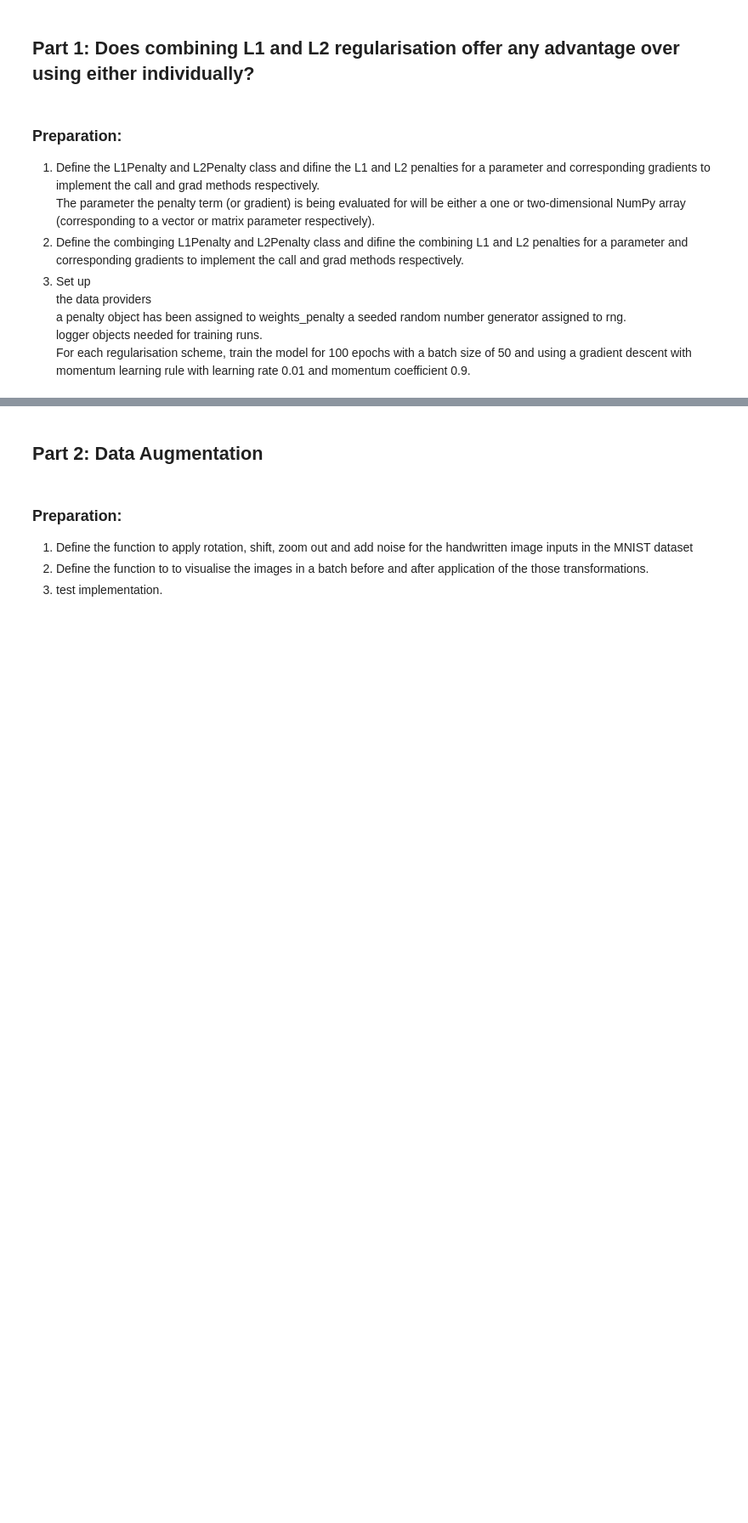
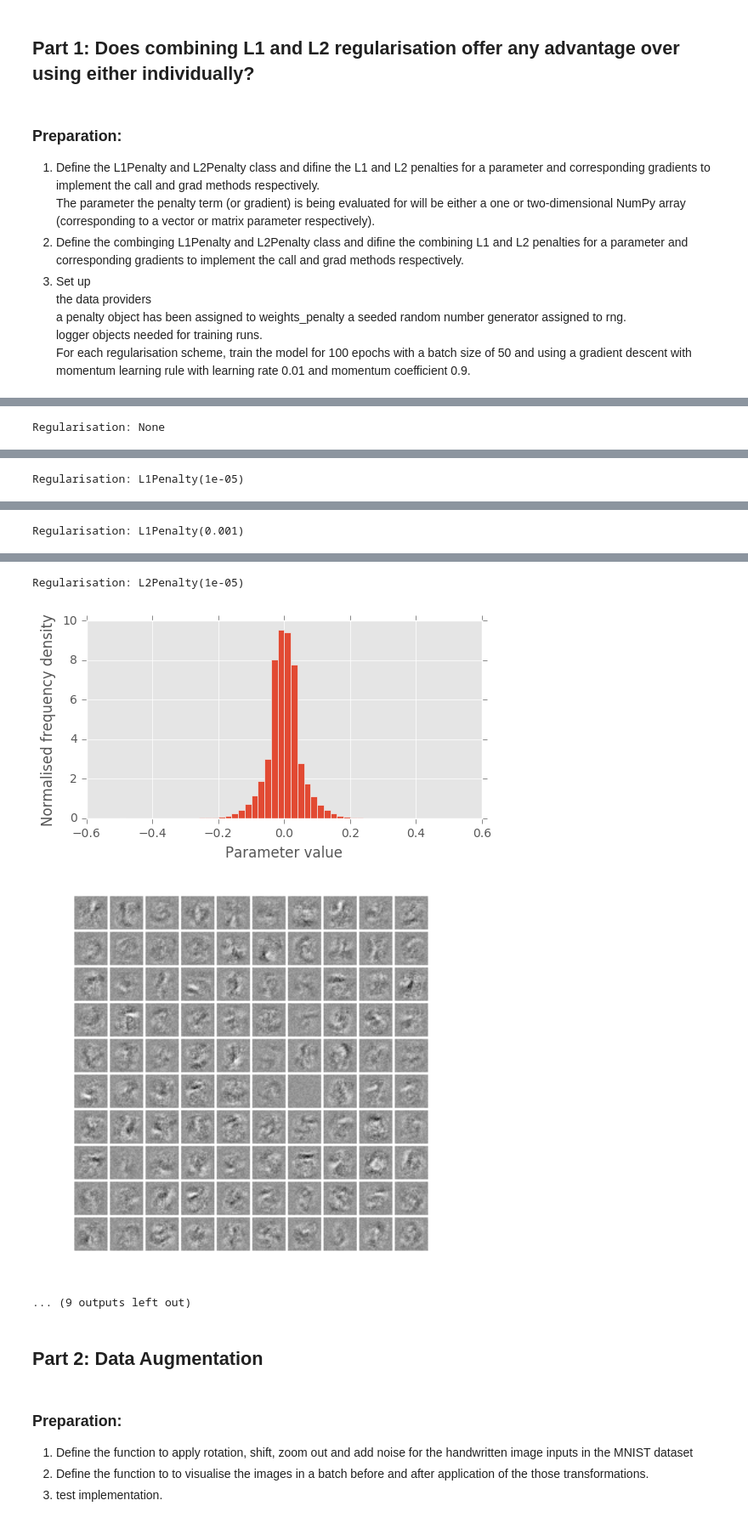
Before and after one commit to SsuYuChan/mlpractical, a Jupyter notebook: notebooks/Coursework_2.ipynb, the cells around one changed output, grey strips where cells are left out. Shown at 85% size. Cells and saved outputs as stored; diff of their text form; code cells hidden in the pictures; blank space fills up the shorter version.

```diff
--- a/notebooks/Coursework_2.ipynb
+++ b/notebooks/Coursework_2.ipynb
@@ -425,0 +611,46 @@ Regularisation: L2Penalty(0.0001)
+# %%
+def plot_param_histogram(param, fig_size=(6, 3), interval=[-1.5, 1.5]):
+    """Plots a normalised histogram of an array of parameter values."""
+    fig = plt.figure(figsize=fig_size)
+    ax = fig.add_subplot(111)
+    ax.hist(param.flatten(), 50, interval, normed=True)
+    ax.set_xlabel('Parameter value')
+    ax.set_ylabel('Normalised frequency density')
+    return fig, ax
+
+def visualise_first_layer_weights(weights, fig_size=(5, 5)):
+    """Plots a grid of first layer weights as feature maps."""
+    fig = plt.figure(figsize=fig_size)
+    num_feature_maps = weights.shape[0]
+    grid_size = int(num_feature_maps**0.5)
+    max_abs = np.abs(model.params[0]).max()
+    tiled = -np.ones((30 * grid_size,
+                      30 * num_feature_maps // grid_size)) * max_abs
+    for i, fm in enumerate(model.params[0]):
+        r, c = i % grid_size, i // grid_size
+        tiled[1 + r * 30:(r + 1) * 30 - 1,
+              1 + c * 30:(c + 1) * 30 - 1] = fm.reshape((28, 28))
+    ax = fig.add_subplot(111)
+    max_abs = np.abs(tiled).max()
+    ax.imshow(tiled, cmap='Greys', vmin=-max_abs, vmax=max_abs)
+    ax.axis('off')
+    fig.tight_layout()
+    plt.show()
+    return fig, ax
+# %%
+count = 0
+for weight_penalty, model in models.items():
+    print('Regularisation: {0}'.format(weight_penalty))
+    _ = plot_param_histogram(model.params[0], interval=[-0.5, 0.5])
+    string1 = str(count) + '-ex1_fig_1.pdf'
+    string2 = str(count) + '-ex1_fig_2.pdf'
+    plt.show()
+    fig.tight_layout()
+    fig.savefig(string1)
+    _ = visualise_first_layer_weights(model.params[0])
+    plt.show()
+    fig.tight_layout()
+    fig.savefig(string2)
+    count += 1
+# %% [output]
+Regularisation: None
@@ -425,0 +659 @@ Regularisation: L2Penalty(0.0001)
+Regularisation: L1Penalty(1e-05)
@@ -425,0 +662 @@ Regularisation: L2Penalty(0.0001)
+Regularisation: L1Penalty(0.001)
@@ -426,3 +665,7 @@ Regularisation: L2Penalty(0.0001)
+Regularisation: L2Penalty(1e-05)
+[figure, added]
+[figure, added]
+... (9 outputs left out)
 # %% [markdown]
 ## Part 2: Data Augmentation
 # %% [markdown]
```
Also changed, not shown: parts of 17 cells of this notebook.
